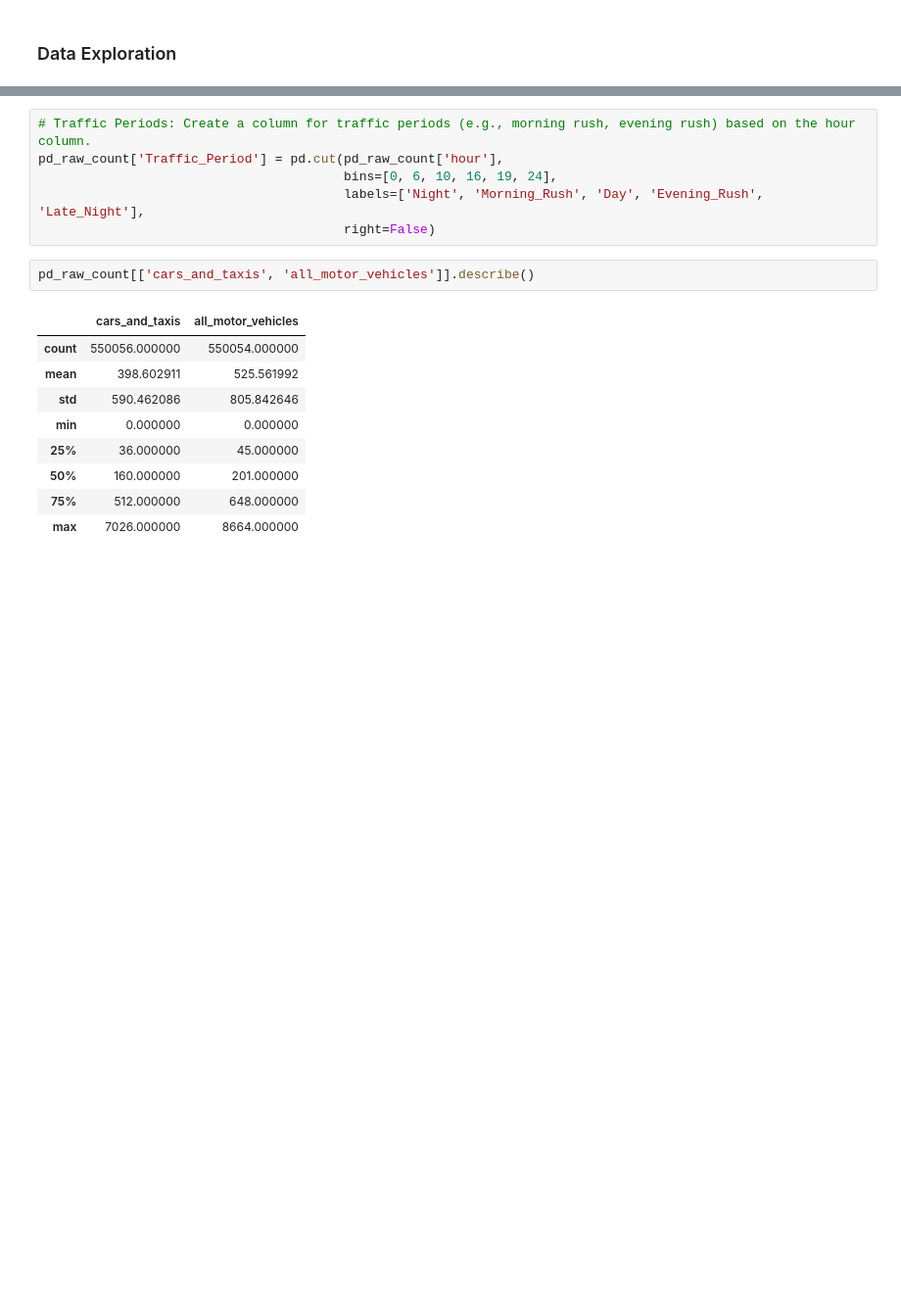
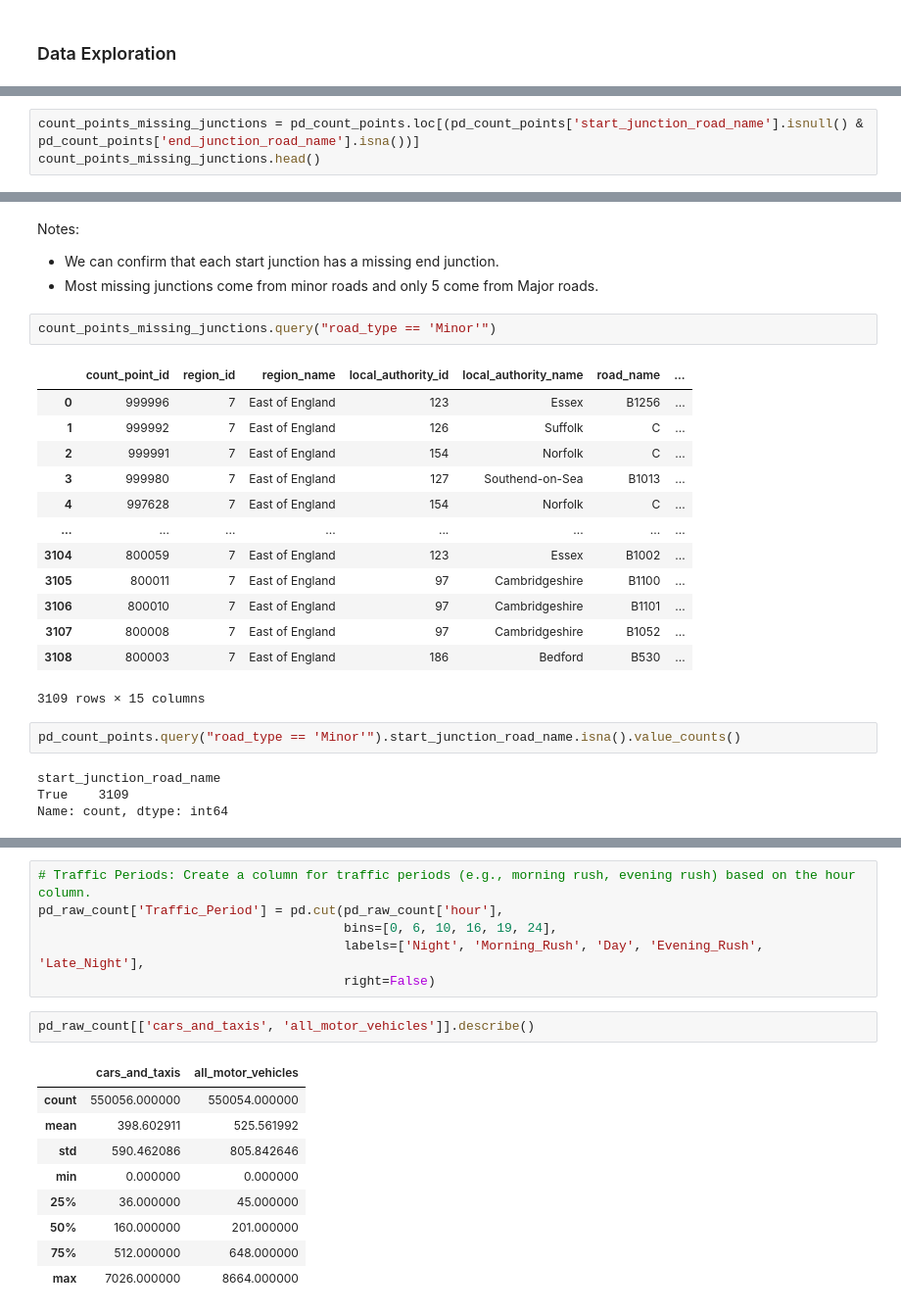
Before and after one commit to Emillia-rosette/traffic-volume-analysis, a Jupyter notebook: notebooks/01-data-loading-cleaning.ipynb, the cells around one changed output, grey strips where cells are left out. Shown at 98% size. Saved outputs shown, nothing was run; the diff lists cells and outputs as text; blank space fills up the shorter version.

```diff
--- a/notebooks/01-data-loading-cleaning.ipynb
+++ b/notebooks/01-data-loading-cleaning.ipynb
@@ -331,0 +267,3 @@ Notes:
+# %%
+count_points_missing_junctions = pd_count_points.loc[(pd_count_points['start_junction_road_name'].isnull() & pd_count_points['end_junction_road_name'].isna())]
+count_points_missing_junctions.head()
@@ -331,0 +284,26 @@ Notes:
+# %% [markdown]
+Notes:
+- We can confirm that each start junction has a missing end junction.
+- Most missing junctions come from minor roads and only 5 come from Major roads.
+# %%
+count_points_missing_junctions.query("road_type == 'Minor'")
+# %% [output]
+|  | count_point_id | region_id | region_name | local_authority_id | local_authority_name | road_name | ... |
+| 0 | 999996 | 7 | East of England | 123 | Essex | B1256 | ... |
+| 1 | 999992 | 7 | East of England | 126 | Suffolk | C | ... |
+| 2 | 999991 | 7 | East of England | 154 | Norfolk | C | ... |
+| 3 | 999980 | 7 | East of England | 127 | Southend-on-Sea | B1013 | ... |
+| 4 | 997628 | 7 | East of England | 154 | Norfolk | C | ... |
+| ... | ... | ... | ... | ... | ... | ... | ... |
+| 3104 | 800059 | 7 | East of England | 123 | Essex | B1002 | ... |
+| 3105 | 800011 | 7 | East of England | 97 | Cambridgeshire | B1100 | ... |
+| 3106 | 800010 | 7 | East of England | 97 | Cambridgeshire | B1101 | ... |
+| 3107 | 800008 | 7 | East of England | 97 | Cambridgeshire | B1052 | ... |
+| 3108 | 800003 | 7 | East of England | 186 | Bedford | B530 | ... |
+3109 rows × 15 columns
+# %%
+pd_count_points.query("road_type == 'Minor'").start_junction_road_name.isna().value_counts()
+# %% [output]
+start_junction_road_name
+True    3109
+Name: count, dtype: int64
```
Also changed, not shown: parts of 50 cells of this notebook.
